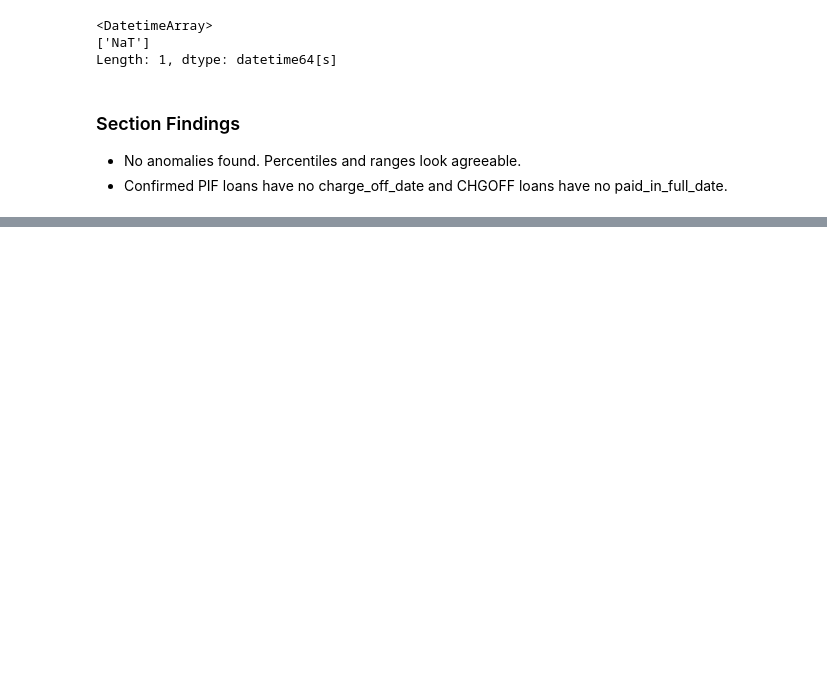
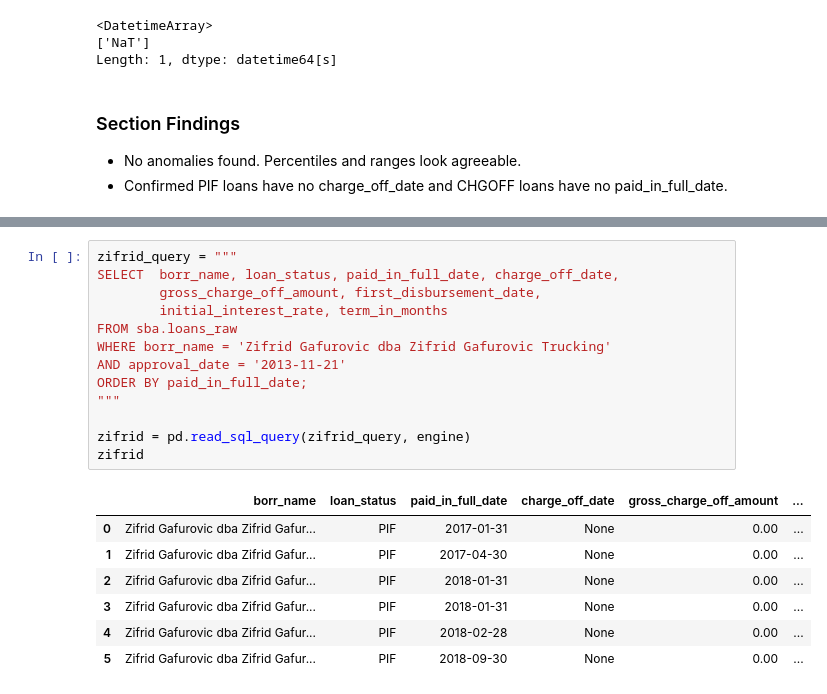
Before and after one commit to jaredhansen0128/sba-7a-credit-risk, a Jupyter notebook: notebooks/01_data_validation.ipynb, the cells around one changed output, grey strips where cells are left out. Drawn from its saved outputs; the diff is of its cells as text; blank space fills up the shorter version.

```diff
--- a/notebooks/01_data_validation.ipynb
+++ b/notebooks/01_data_validation.ipynb
@@ -359,0 +561,21 @@ Length: 1, dtype: datetime64[s]
+# %%
+zifrid_query = """
+SELECT  borr_name, loan_status, paid_in_full_date, charge_off_date,
+        gross_charge_off_amount, first_disbursement_date,
+        initial_interest_rate, term_in_months
+FROM sba.loans_raw
+WHERE borr_name = 'Zifrid Gafurovic dba Zifrid Gafurovic Trucking'
+AND approval_date = '2013-11-21'
+ORDER BY paid_in_full_date;
+"""
+
+zifrid = pd.read_sql_query(zifrid_query, engine)
+zifrid
+# %% [output]
+|  | borr_name | loan_status | paid_in_full_date | charge_off_date | gross_charge_off_amount | ... |
+| 0 | Zifrid Gafurovic dba Zifrid Gafur... | PIF | 2017-01-31 | None | 0.00 | ... |
+| 1 | Zifrid Gafurovic dba Zifrid Gafur... | PIF | 2017-04-30 | None | 0.00 | ... |
+| 2 | Zifrid Gafurovic dba Zifrid Gafur... | PIF | 2018-01-31 | None | 0.00 | ... |
+| 3 | Zifrid Gafurovic dba Zifrid Gafur... | PIF | 2018-01-31 | None | 0.00 | ... |
+| 4 | Zifrid Gafurovic dba Zifrid Gafur... | PIF | 2018-02-28 | None | 0.00 | ... |
+| 5 | Zifrid Gafurovic dba Zifrid Gafur... | PIF | 2018-09-30 | None | 0.00 | ... |
```
Also changed, not shown: parts of 19 cells of this notebook.
